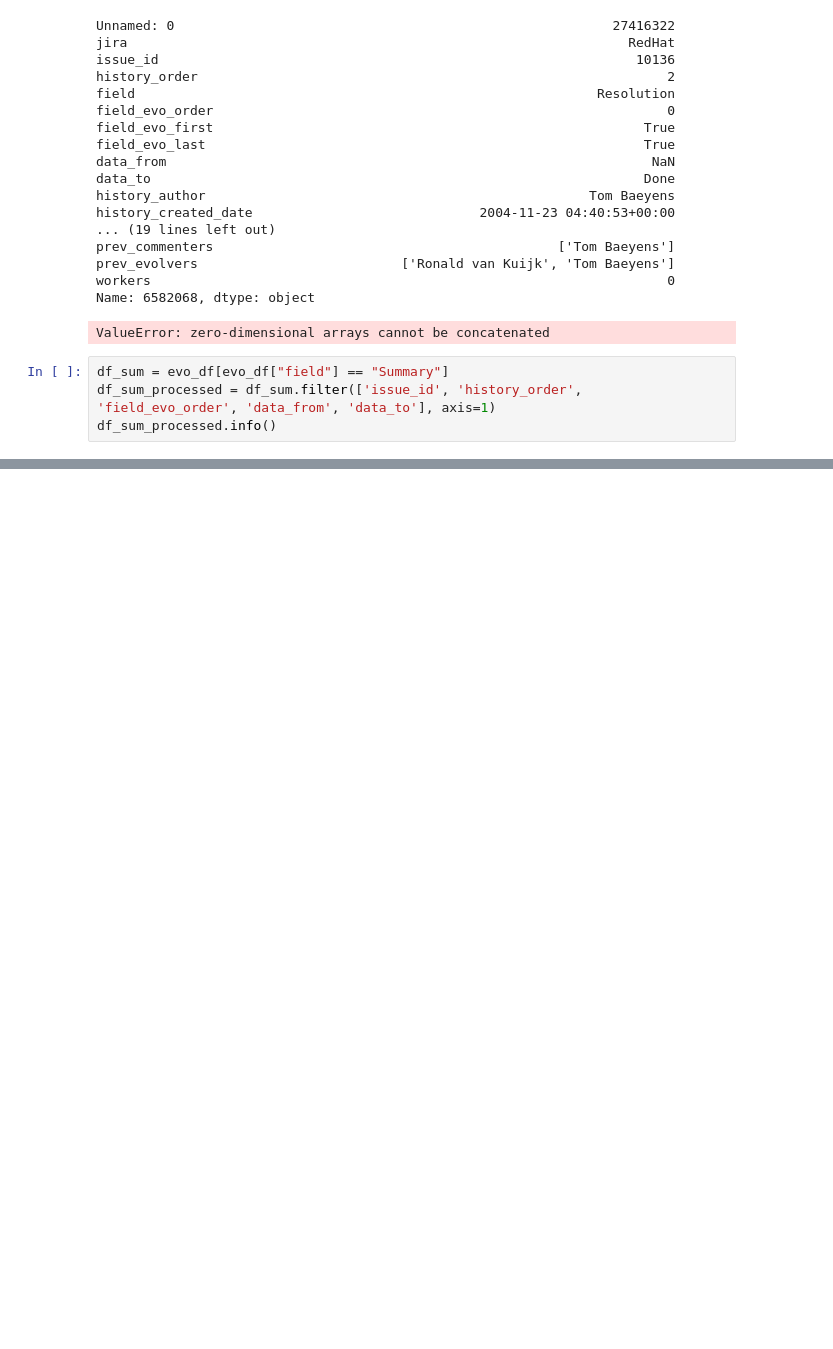
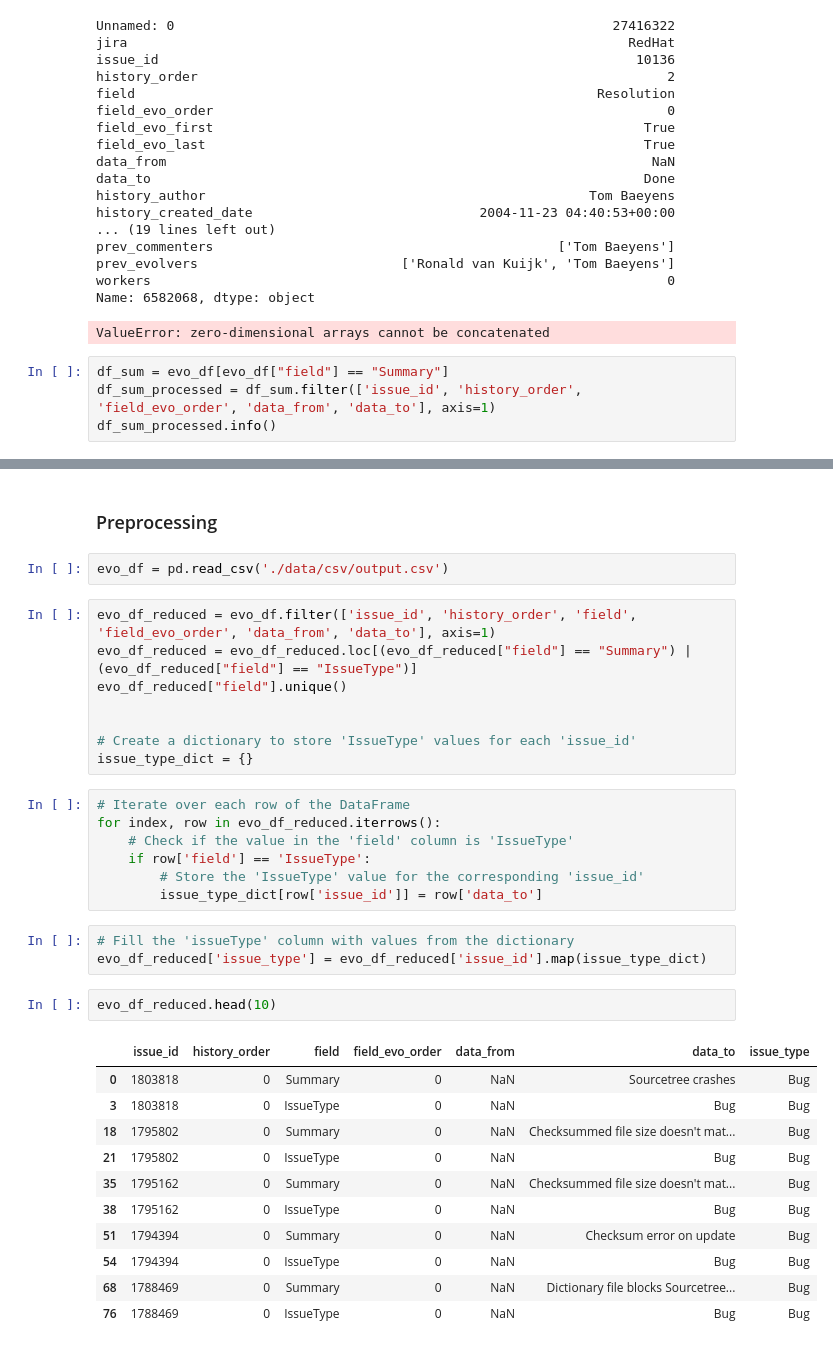
Before and after one commit to Piet777/master-thesis, a Jupyter notebook: summaryLength.ipynb, the cells around one changed output, grey strips where cells are left out. Drawn from its saved outputs; the diff is of its cells as text; blank space fills up the shorter version.

```diff
--- a/summaryLength.ipynb
+++ b/summaryLength.ipynb
@@ -230,0 +235,36 @@ df_sum_processed.info()
+# %% [markdown]
+### Preprocessing
+# %%
+evo_df = pd.read_csv('./data/csv/output.csv')
+# %%
+evo_df_reduced = evo_df.filter(['issue_id', 'history_order', 'field', 'field_evo_order', 'data_from', 'data_to'], axis=1)
+evo_df_reduced = evo_df_reduced.loc[(evo_df_reduced["field"] == "Summary") | (evo_df_reduced["field"] == "IssueType")]
+evo_df_reduced["field"].unique()
+
+
+# Create a dictionary to store 'IssueType' values for each 'issue_id'
+issue_type_dict = {}
+# %%
+# Iterate over each row of the DataFrame
+for index, row in evo_df_reduced.iterrows():
+    # Check if the value in the 'field' column is 'IssueType'
+    if row['field'] == 'IssueType':
+        # Store the 'IssueType' value for the corresponding 'issue_id'
+        issue_type_dict[row['issue_id']] = row['data_to']
+# %%
+# Fill the 'issueType' column with values from the dictionary
+evo_df_reduced['issue_type'] = evo_df_reduced['issue_id'].map(issue_type_dict)
+# %%
+evo_df_reduced.head(10)
+# %% [output]
+|  | issue_id | history_order | field | field_evo_order | data_from | data_to | issue_type |
+| 0 | 1803818 | 0 | Summary | 0 | NaN | Sourcetree crashes | Bug |
+| 3 | 1803818 | 0 | IssueType | 0 | NaN | Bug | Bug |
+| 18 | 1795802 | 0 | Summary | 0 | NaN | Checksummed file size doesn't mat... | Bug |
+| 21 | 1795802 | 0 | IssueType | 0 | NaN | Bug | Bug |
+| 35 | 1795162 | 0 | Summary | 0 | NaN | Checksummed file size doesn't mat... | Bug |
+| 38 | 1795162 | 0 | IssueType | 0 | NaN | Bug | Bug |
+| 51 | 1794394 | 0 | Summary | 0 | NaN | Checksum error on update | Bug |
+| 54 | 1794394 | 0 | IssueType | 0 | NaN | Bug | Bug |
+| 68 | 1788469 | 0 | Summary | 0 | NaN | Dictionary file blocks Sourcetree... | Bug |
+| 76 | 1788469 | 0 | IssueType | 0 | NaN | Bug | Bug |
```
Also changed, not shown: parts of 9 cells of this notebook, 3 other files.
